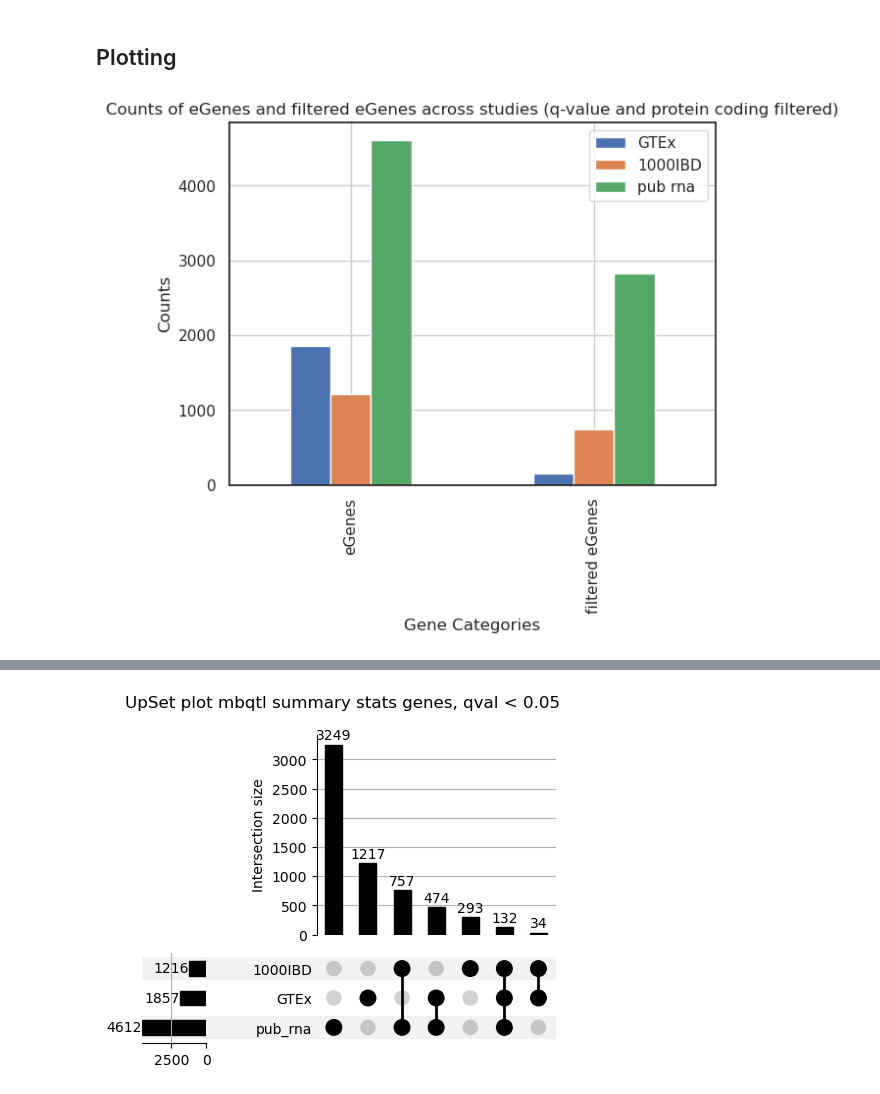
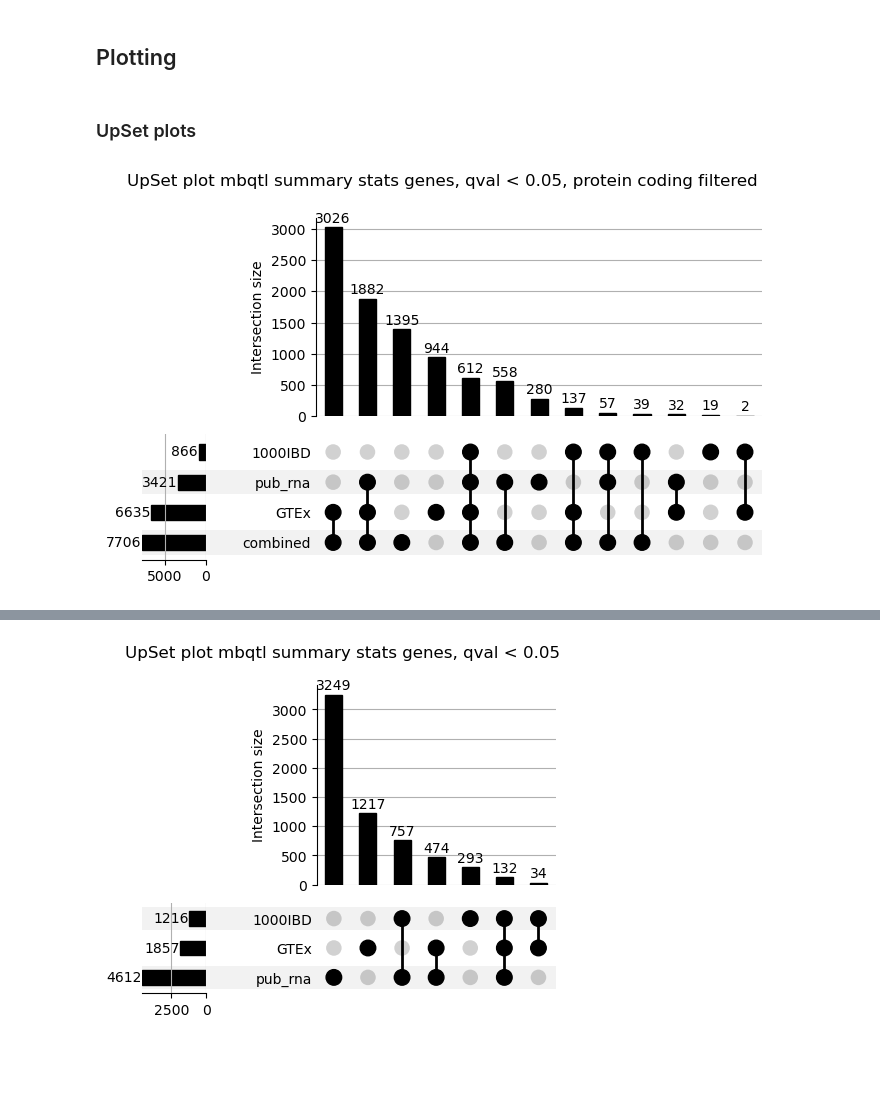
Before and after one commit to PRiesebos/DSLS-Genetics-Internship-Scripts, a Jupyter notebook: jupyter_notebooks/mbQTL_output_protein_coding_filtered_inspection.ipynb, the cells around one changed output, grey strips where cells are left out. Drawn from its saved outputs; the diff is of its cells as text; code cells hidden in the pictures; blank space fills up the shorter version.

```diff
--- a/jupyter_notebooks/mbQTL_output_protein_coding_filtered_inspection.ipynb
+++ b/jupyter_notebooks/mbQTL_output_protein_coding_filtered_inspection.ipynb
@@ -17,0 +25,12 @@ from scipy.stats import pearsonr
+# %%
+# 1000IBD (Werna) mbQTL output (summary stats) before and after qvalue filter
+werna_new_qvalue = pd.read_csv("/groups/umcg-fg/tmp04/projects/gut-bulk/ongoing/2024-02-07-GutPublicRNASeq/datasets/Werna/qtl/eqtl/output_exp_fixed/merged_topeffects_qvalue.txt", sep='\t')
+werna_new = pd.read_csv("/groups/umcg-fg/tmp04/projects/gut-bulk/ongoing/2024-02-07-GutPublicRNASeq/datasets/Werna/qtl/eqtl/output_exp_fixed/merged_topeffects_final.txt", sep='\t')
+# %%
+# GTEx mbQTL output (summary stats) before and after qvalue filter
+gtex_new_qvalue = pd.read_csv("/groups/umcg-fg/tmp04/projects/gut-bulk/ongoing/2024-02-07-GutPublicRNASeq/datasets/GTEx/mbqtl_output_gtex_exp_fixed/merged_topeffects_qvalue.txt", sep='\t')
+gtex_new = pd.read_csv("/groups/umcg-fg/tmp04/projects/gut-bulk/ongoing/2024-02-07-GutPublicRNASeq/datasets/GTEx/mbqtl_output_gtex_exp_fixed/merged_topeffects_final.txt", sep='\t')
+# %%
+# combined datasets mbQTL output (summary stats) before and after qvalue filter
+combined_new_qvalue = pd.read_csv("/groups/umcg-fg/tmp04/projects/gut-bulk/ongoing/2024-02-07-GutPublicRNASeq/datasets/combined/mbqtl_output_combined_exp_fixed/merged_topeffects_qvalue.txt", sep='\t')
+combined_new = pd.read_csv("/groups/umcg-fg/tmp04/projects/gut-bulk/ongoing/2024-02-07-GutPublicRNASeq/datasets/combined/mbqtl_output_combined_exp_fixed/merged_topeffects_final.txt", sep='\t')
@@ -307,20 +251,20 @@ filtered_mbqtl[['MetaPZ','DatasetZScores']]
 # %% [markdown]
 ## Plotting
-# %%
-data = {'GTEx': [1857, 150],
-        '1000IBD': [1216, 737],
-        'pub rna': [4612, 2820]}
-
-index = ['eGenes', 'filtered eGenes']
-
-egenes_per_dataset= pd.DataFrame(data, index=index)
-
-egenes_per_dataset.plot(kind='bar')
-plt.xlabel('Gene Categories')
-plt.ylabel('Counts')
-plt.grid()
-plt.title('Counts of eGenes and filtered eGenes across studies (q-value and protein coding filtered)')
-
-plt.show()
-# %% [output]
-[figure, removed]
+# %% [markdown]
+### UpSet plots
+# %%
+# upset plot of all datasets (gtex, werna, pub)
+set1 = set(pub_rna_new["Gene"])
+set2 = set(werna_new["Gene"])
+set3 = set(gtex_new["Gene"])
+set4 = set(combined_new["Gene"])
+
+set_names = ['pub_rna', '1000IBD', 'GTEx', 'combined']
+all_elems = set1.union(set2).union(set3).union(set4)
+all_genes_set = pd.DataFrame([[e in set1, e in set2, e in set3, e in set4] for e in all_elems], columns = set_names)
+df_up = all_genes_set.groupby(set_names).size()
+plot(df_up, orientation='horizontal', show_counts=True, sort_by="cardinality")
+plt.suptitle("UpSet plot mbqtl summary stats genes, qval < 0.05, protein coding filtered")
+plt.show()
+# %% [output]
+[figure, added]
```
Also changed, not shown: parts of 41 cells of this notebook, 4 other files.
